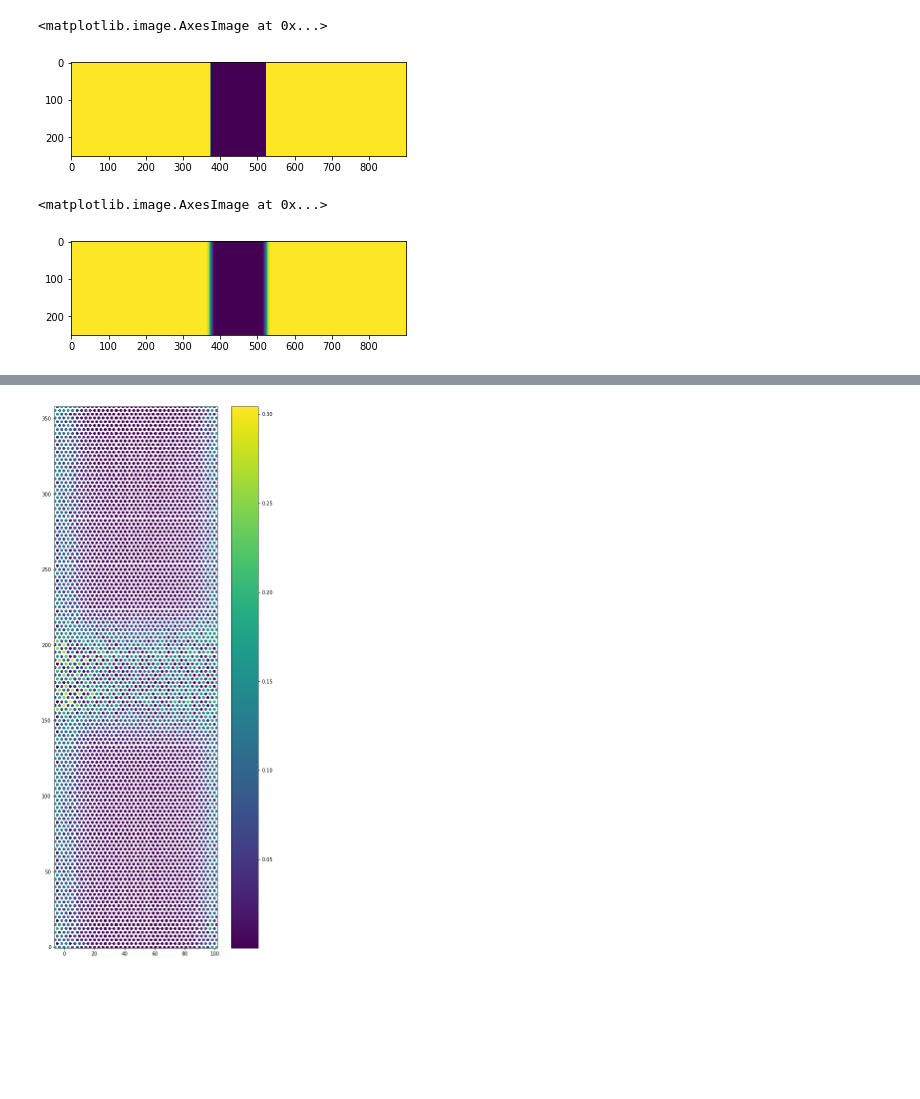
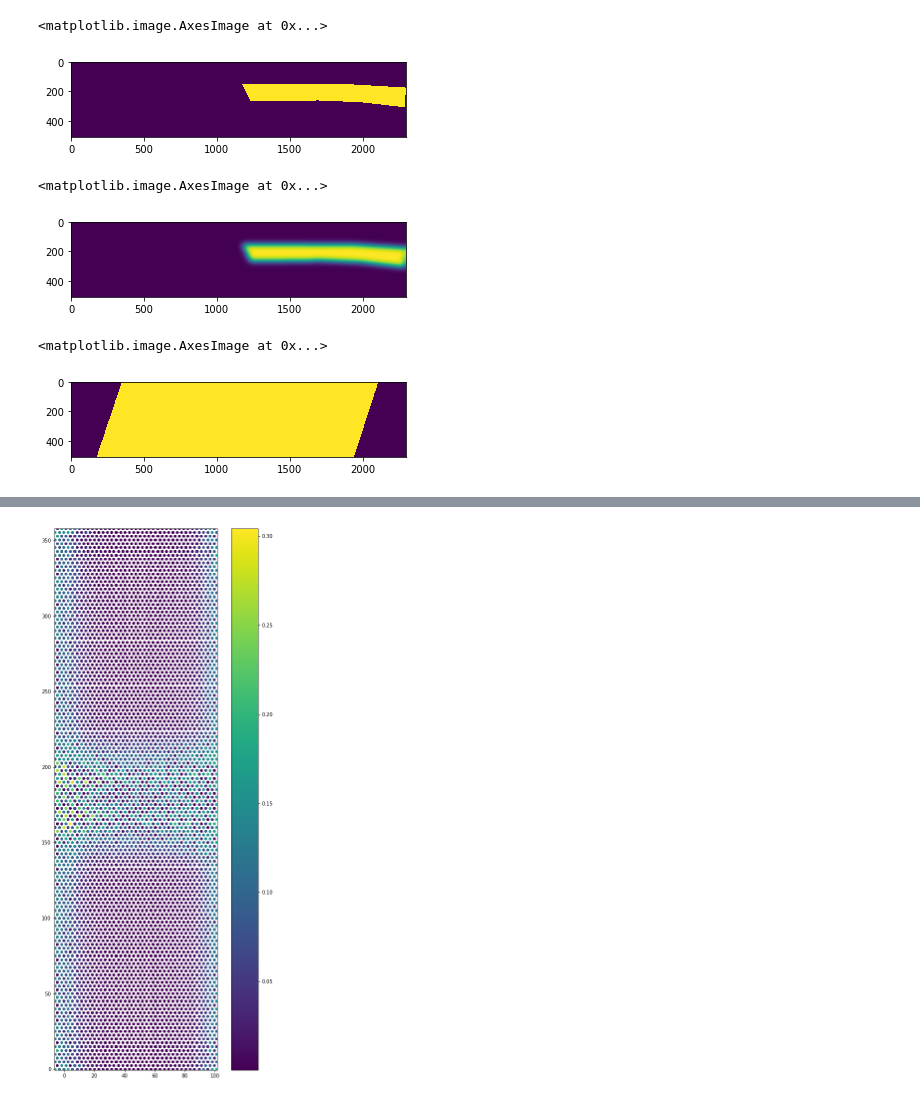
Before and after one commit to NeroCorleone/thesis, a Jupyter notebook: code/setup.ipynb, the cells around one changed output, grey strips where cells are left out. Cells and saved outputs as stored; diff of their text form; code cells hidden in the pictures; blank space fills up the shorter version.

```diff
--- a/code/setup.ipynb
+++ b/code/setup.ipynb
@@ -9,17 +9,17 @@ from types import SimpleNamespace
 %matplotlib inline
 # %%
 #designfile = '/users/tkm/kanilmaz/thesis/designfiles/waveguide3_double_1_small.png'
-designfile = '/home/nefta/thesis/designfiles/waveguide3_2_small.png'
+designfile = '/home/nefta/thesis/designfiles/hb_lower_part.png'
 # %%
-topgate = 1 - scipy.ndimage.imread(designfile, mode='L') / 255
+topgate = 1 - scipy.ndimage.imread(designfile, mode='L').T / 255
 # %%
 plt.imshow(topgate)
 # %% [output]
 <matplotlib.image.AxesImage at 0x...>
-[figure, old version]
+[figure, new version]
 # %%
-topgate_gauss = scipy.ndimage.gaussian_filter(topgate, 5)
+topgate_gauss = scipy.ndimage.gaussian_filter(topgate, 20)
 plt.imshow(topgate_gauss)
 # %% [output]
 <matplotlib.image.AxesImage at 0x...>
-[figure, old version]
+[figure, new version]
@@ -28,3 +29,8 @@ scattering_region = np.ones(topgate_gauss.shape)
+# %%
+plt.imshow(scattering_region)
+# %% [output]
+<matplotlib.image.AxesImage at 0x...>
+[figure, added]
 # %%
 topgate.shape, scattering_region.shape
 # %% [output]
```
Also changed, not shown: parts of 8 cells of this notebook, 7 other files.
